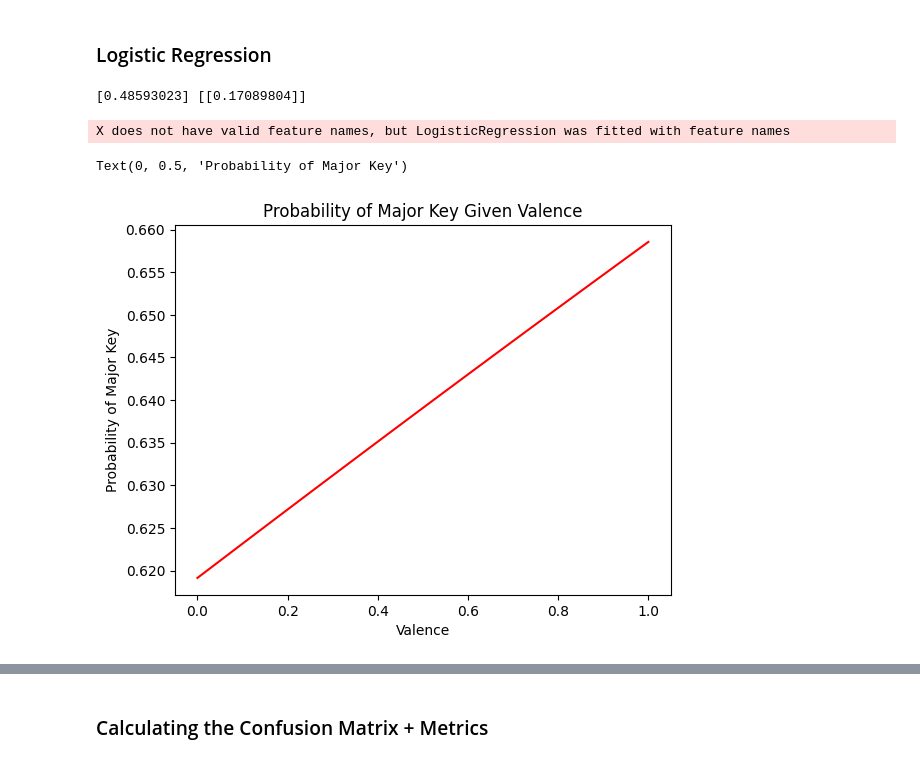
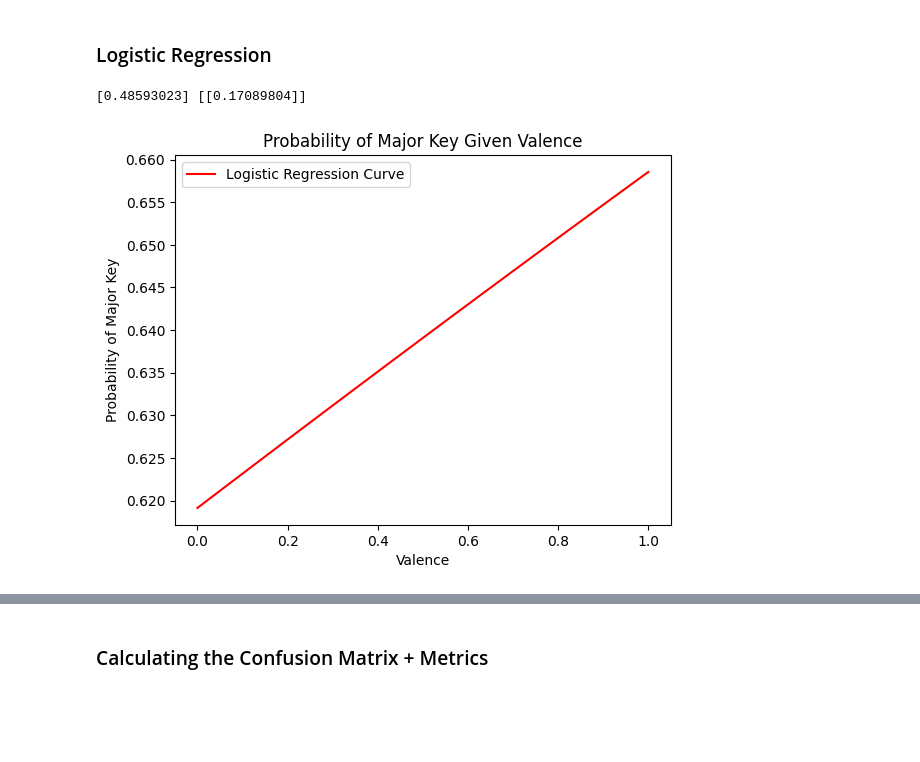
Before and after one commit to ketexon/csm148-spotiflies, a Jupyter notebook: week4_checkin.ipynb, the cells around one changed output, grey strips where cells are left out. Saved outputs shown, nothing was run; the diff lists cells and outputs as text; code cells hidden in the pictures; blank space fills up the shorter version.

```diff
--- a/week4_checkin.ipynb
+++ b/week4_checkin.ipynb
@@ -38,8 +38,8 @@ print(spotify['mode'].value_counts())
 print(spotify['explicit'].value_counts())
 
 # select the variables of interest
-numeric_spotify = spotify[['mode', 'valence']]
-numeric_spotify
+selected_spotify = spotify[['mode', 'valence']]
+selected_spotify
 # %% [output]
 mode
 1    72681
@@ -75,40 +75,40 @@ import matplotlib.pyplot as plt
 from sklearn.linear_model import LogisticRegression
 from sklearn.model_selection import train_test_split
 from sklearn import metrics
 
 random_seed = 42
-response = "mode"
+response = 'mode'
 predictor = 'valence'
 
 # Splitting the data
 # First split: separate out 20% for the test set
-spotify_train_val, spotify_test = train_test_split(numeric_spotify, test_size=0.2, random_state=random_seed)
+spotify_train_val, spotify_test = train_test_split(selected_spotify, test_size=0.2, random_state=random_seed)
 
 # Second split: separate remaining 80% into 60% training and 40% validation
 spotify_train, spotify_val = train_test_split(spotify_train_val, test_size=0.25, random_state=random_seed)  # 0.25 * 0.8 = 0.2
 
 # Reshape the data to fit the model
 X_train = spotify_train.drop(columns=response)
 y_train = spotify_train[response]
 
 # fit the model and list intercept and coefficient
 logistic_reg = LogisticRegression(solver='liblinear')
 logistic_reg.fit(X=X_train,y=y_train)
 print(logistic_reg.intercept_, logistic_reg.coef_)
 
+# generate values for plotting the curve as a DataFrame with the same column name
+x_values = pd.DataFrame(np.linspace(0, 1, 100), columns=[predictor])  # Use 'valence' as the column name
 
-# generate values for plotting the curve
-x_values = np.linspace(0, 1, 100)
-y_values = logistic_reg.predict_proba(x_values.reshape(-1, 1))[:,1]
+# Now you can predict the probabilities without the feature name issue
+y_values = logistic_reg.predict_proba(x_values)[:, 1]
 
-# plot the curve
-# plt.scatter(X_train[predictor], y_train, alpha=0.3, label="Data points")
+# Plot the curve
 plt.plot(x_values, y_values, color='red', label="Logistic Regression Curve")
 plt.title('Probability of Major Key Given Valence')
 plt.xlabel('Valence')
 plt.ylabel("Probability of Major Key")
+plt.legend()
+plt.show()
 # %% [output]
 [0.48593023] [[0.17089804]]
-X does not have valid feature names, but LogisticRegression was fitted with feature names
-Text(0, 0.5, 'Probability of Major Key')
-[figure, old version]
+[figure, new version]
```
Also changed, not shown: parts of 9 cells of this notebook.
